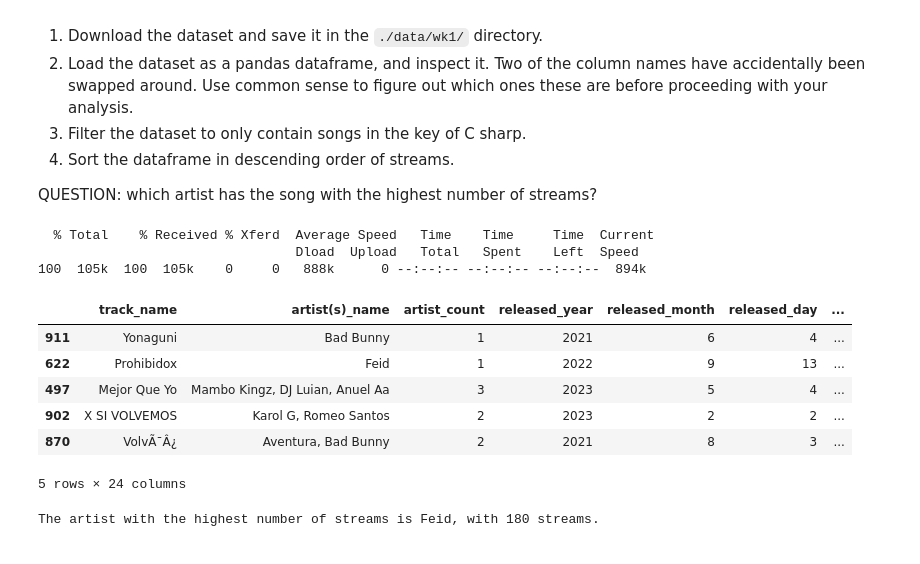
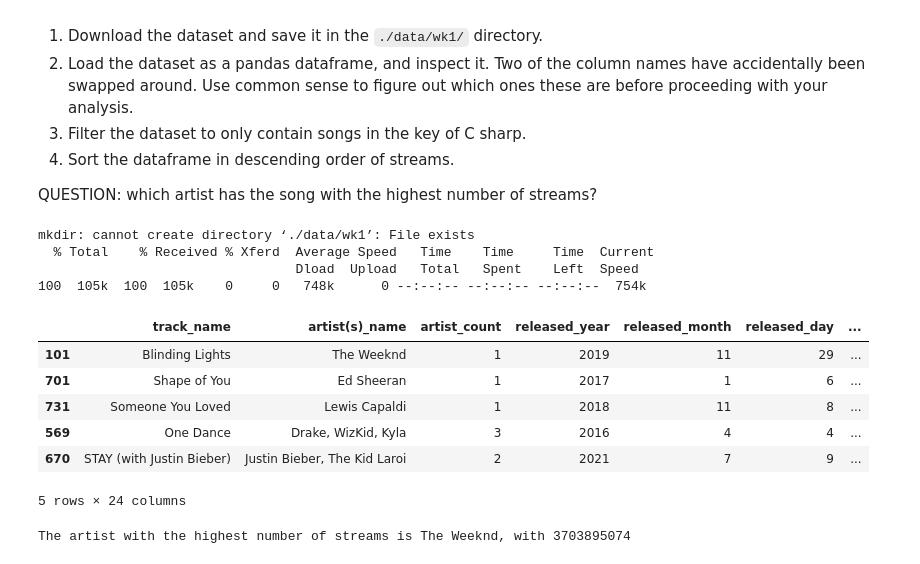
Before and after one commit to jessiewong0719/QM2, a Jupyter notebook: W1_Python_Recap.ipynb, the cells around one changed output. Saved outputs shown, nothing was run; the diff lists cells and outputs as text; code cells hidden in the pictures.

```diff
--- a/W1_Python_Recap.ipynb
+++ b/W1_Python_Recap.ipynb
@@ -264,35 +216,41 @@ else:
 # %%
-#Q1 and Q2
-import pandas as pd
-import os
-import requests
+# Question 1:
+import pandas
+import matplotlib
+%matplotlib inline
 
-!mkdir -p ./data/wk1
+#Q1
+
+!mkdir ./data/wk1
 !curl https://storage.googleapis.com/qm2/wk1/spotify-2023.csv -o ./data/wk1/data.csv
+data = pandas.read_csv('./data/wk1/data.csv')
+data.head()
 
-# Step 2: Load the dataset
-data = pd.read_csv('./data/wk1/data.csv')
-
+data['bpm'],data['streams'] = data['streams'],data['bpm']
 data.head()
-# Filtering the data
+#Question 3:
+# Changed 'df' to 'data' to reference the DataFrame
 filtered_data_C = data[data['key'] == 'C#']
 filtered_data_C.head()
+# Question 4:
 filtered_data_C.sort_values(by='streams', ascending=False).head()
 # %% [output]
+mkdir: cannot create directory ‘./data/wk1’: File exists
   % Total    % Received % Xferd  Average Speed   Time    Time     Time  Current
                                  Dload  Upload   Total   Spent    Left  Speed
-100  105k  100  105k    0     0   888k      0 --:--:-- --:--:-- --:--:--  894k
+100  105k  100  105k    0     0   748k      0 --:--:-- --:--:-- --:--:--  754k
 |  | track_name | artist(s)_name | artist_count | released_year | released_month | released_day | ... |
-| 911 | Yonaguni | Bad Bunny | 1 | 2021 | 6 | 4 | ... |
-| 622 | Prohibidox | Feid | 1 | 2022 | 9 | 13 | ... |
-| 497 | Mejor Que Yo | Mambo Kingz, DJ Luian, Anuel Aa | 3 | 2023 | 5 | 4 | ... |
-| 902 | X SI VOLVEMOS | Karol G, Romeo Santos | 2 | 2023 | 2 | 2 | ... |
-| 870 | VolvÃ¯Â¿ | Aventura, Bad Bunny | 2 | 2021 | 8 | 3 | ... |
+| 101 | Blinding Lights | The Weeknd | 1 | 2019 | 11 | 29 | ... |
+| 701 | Shape of You | Ed Sheeran | 1 | 2017 | 1 | 6 | ... |
+| 731 | Someone You Loved | Lewis Capaldi | 1 | 2018 | 11 | 8 | ... |
+| 569 | One Dance | Drake, WizKid, Kyla | 3 | 2016 | 4 | 4 | ... |
+| 670 | STAY (with Justin Bieber) | Justin Bieber, The Kid Laroi | 2 | 2021 | 7 | 9 | ... |
 5 rows × 24 columns
 # %%
-highest_streams_row_C = filtered_data.loc[filtered_data['streams'].idxmax()]
-artist_highest_streams = highest_streams_row['artist(s)_name']
+# Question 5:
+highest_streams_row = filtered_data.loc[filtered_data['streams'].idxmax()]
+artist_with_most_streams = highest_streams_row['artist(s)_name']
 highest_stream_count = highest_streams_row['streams']
-print(f"The artist with the highest number of streams is {artist_with_most_streams}, with {highest_stream_count} streams.")
+print(f'The artist with the highest number of streams is {artist_with_most_streams}, with {highest_stream_count}')
 # %% [output]
-The artist with the highest number of streams is Feid, with 180 streams.
+The artist with the highest number of streams is The Weeknd, with 3703895074
```
Also changed, not shown: parts of 1 cell of this notebook.
